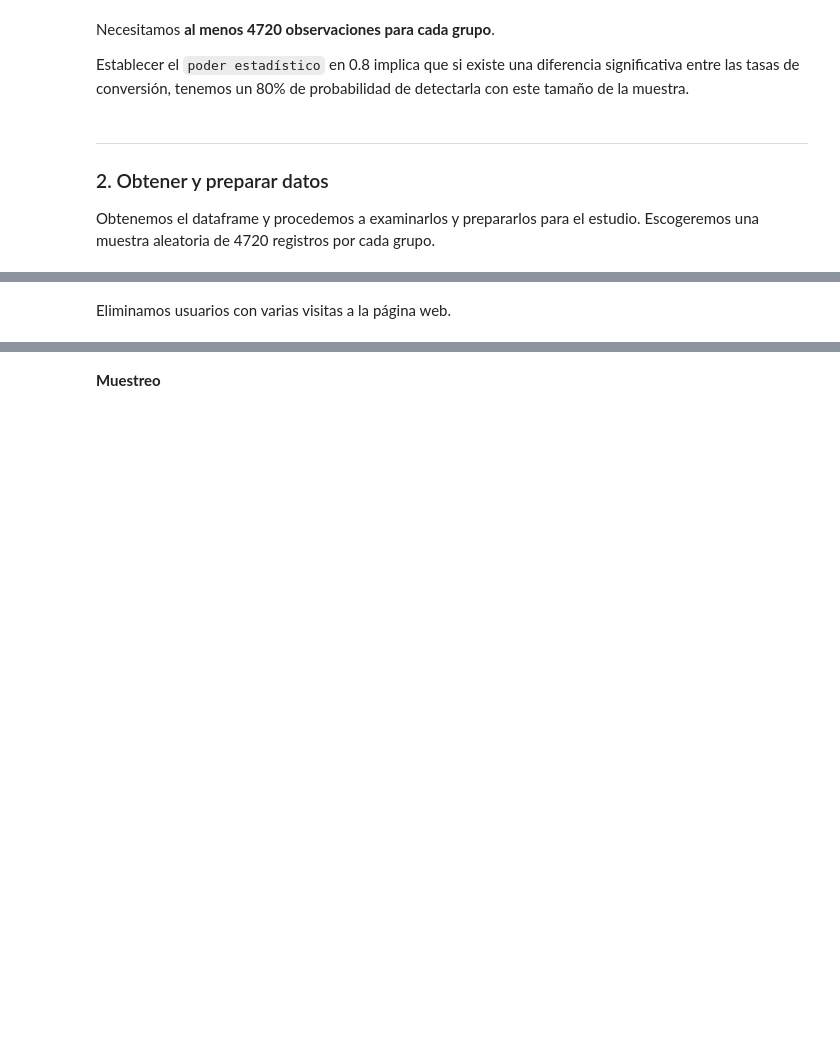
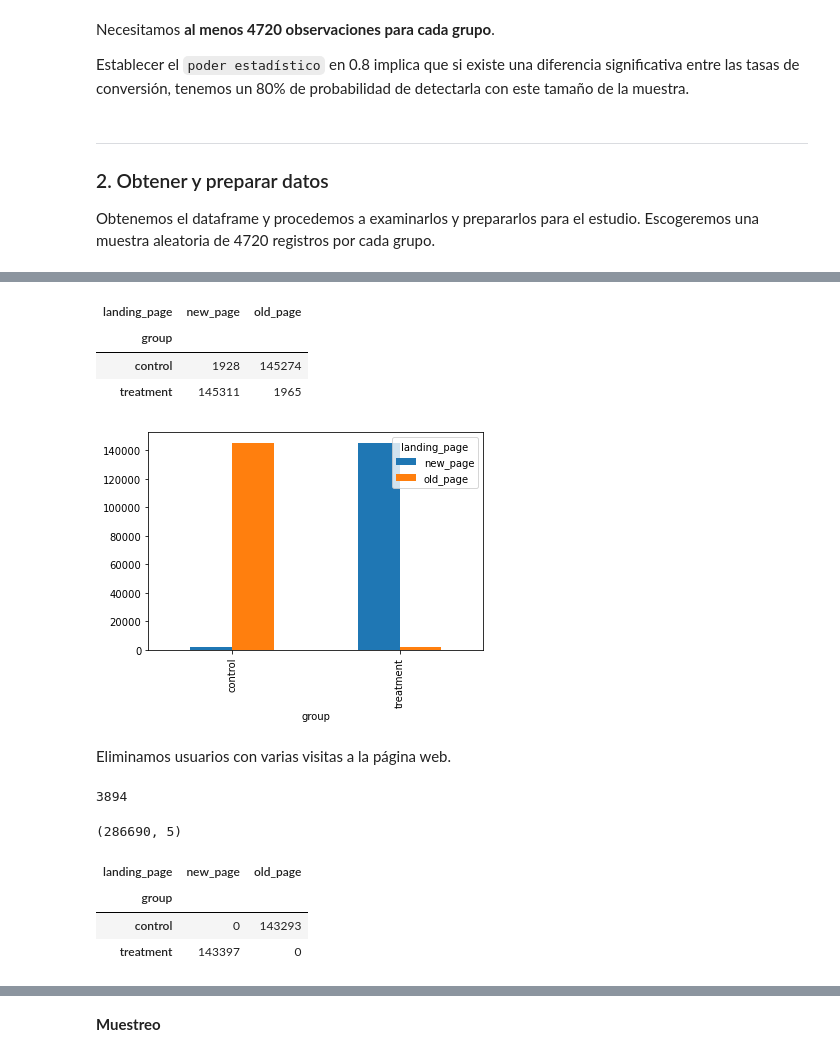
Before and after one commit to Ironhack-Data-Madrid-Agosto-2022/Apuntes-de-clase, a Jupyter notebook: semana_6/4.1 - AB Testing.ipynb, the cells around one changed output, grey strips where cells are left out. Saved outputs shown, nothing was run; the diff lists cells and outputs as text; code cells hidden in the pictures; blank space fills up the shorter version.

```diff
--- a/semana_6/4.1 - AB Testing.ipynb
+++ b/semana_6/4.1 - AB Testing.ipynb
@@ -85,3 +114,7 @@ Establecer el `poder estadístico` en 0.8 implica que si existe una diferencia s
 
 
 Obtenemos el dataframe y procedemos a examinarlos y prepararlos para el estudio. Escogeremos una muestra aleatoria de 4720 registros por cada grupo.
+# %%
+df=pd.read_csv('../data/ab_data.csv')
+
+df.head()
@@ -88,2 +143,34 @@ Obtenemos el dataframe y procedemos a examinarlos y prepararlos para el estudio.
+# %%
+pd.crosstab(df.group, df.landing_page)
+# %% [output]
+| landing_page | new_page | old_page |
+| group |  |  |
+| control | 1928 | 145274 |
+| treatment | 145311 | 1965 |
+# %%
+pd.crosstab(df.group, df.landing_page).plot(kind='bar');
+# %% [output]
+[figure, added]
 # %% [markdown]
 Eliminamos usuarios con varias visitas a la página web.
+# %%
+sesiones=df.user_id.value_counts(ascending=False)
+
+sesiones[sesiones>1].count()
+# %% [output]
+3894
+# %%
+drop_usuarios=sesiones[sesiones>1].index
+
+df=df[~df.user_id.isin(drop_usuarios)]  # ~ es el not de pandas
+
+df.shape
+# %% [output]
+(286690, 5)
+# %%
+pd.crosstab(df.group, df.landing_page)
+# %% [output]
+| landing_page | new_page | old_page |
+| group |  |  |
+| control | 0 | 143293 |
+| treatment | 143397 | 0 |
```
Also changed, not shown: parts of 20 cells of this notebook.
